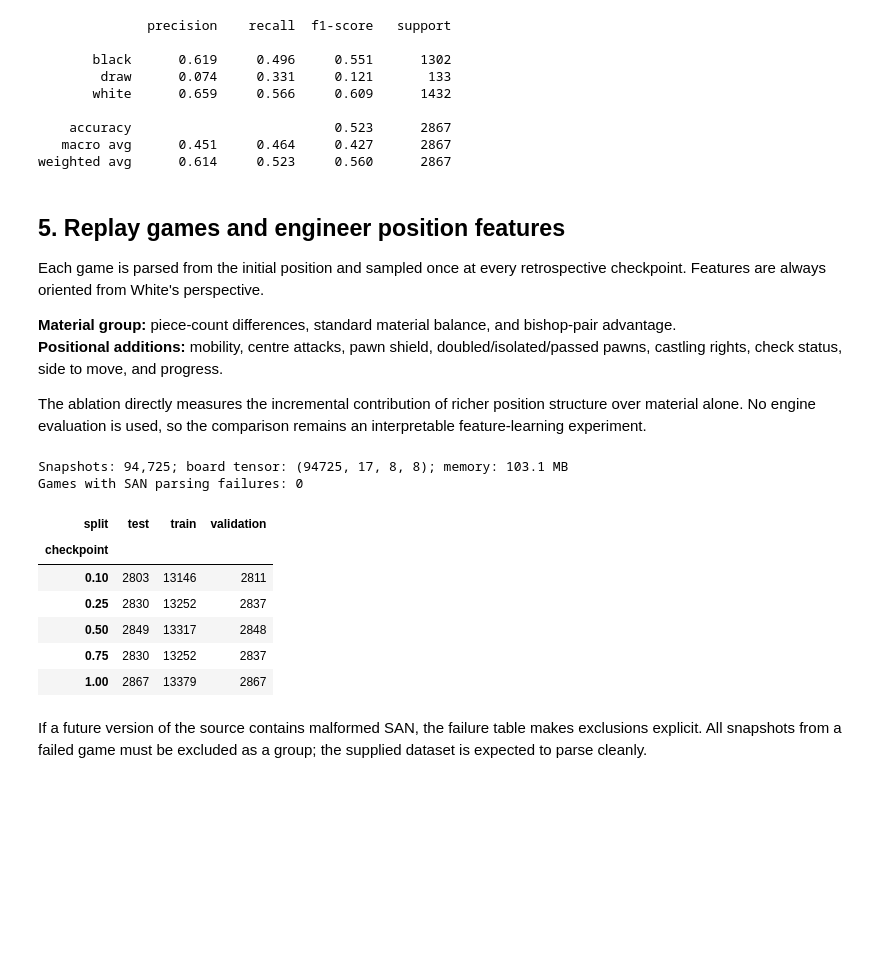
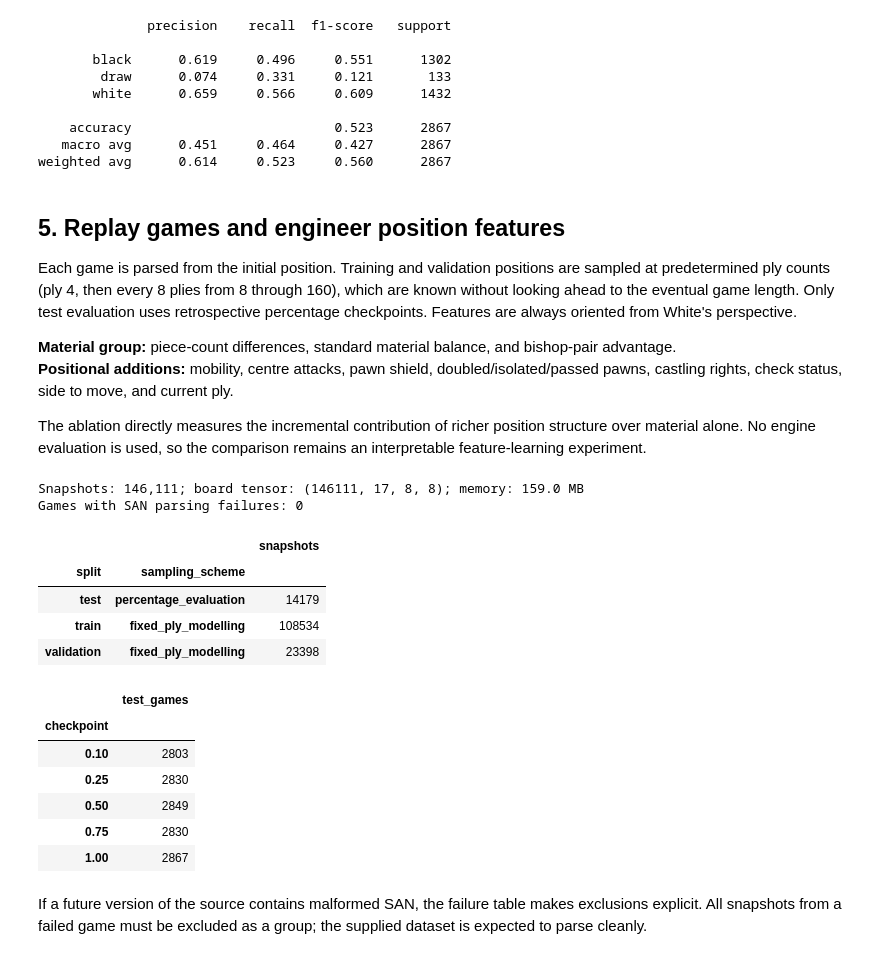
Before and after one commit to processor-zhong/Chess, a Jupyter notebook: CA6001_chess_outcome_prediction.ipynb, the cells around one changed output. Saved outputs shown, nothing was run; the diff lists cells and outputs as text; code cells hidden in the pictures; blank space fills up the shorter version.

```diff
--- a/CA6001_chess_outcome_prediction.ipynb
+++ b/CA6001_chess_outcome_prediction.ipynb
@@ -459,14 +459,16 @@ weighted avg      0.614     0.523     0.560      2867
 # %% [markdown]
 ## 5. Replay games and engineer position features
 
-Each game is parsed from the initial position and sampled once at every retrospective checkpoint. Features are always oriented from White's perspective.
+Each game is parsed from the initial position. Training and validation positions are sampled at predetermined ply counts (ply 4, then every 8 plies from 8 through 160), which are known without looking ahead to the eventual game length. Only test evaluation uses retrospective percentage checkpoints. Features are always oriented from White's perspective.
 
 **Material group:** piece-count differences, standard material balance, and bishop-pair advantage.
-**Positional additions:** mobility, centre attacks, pawn shield, doubled/isolated/passed pawns, castling rights, check status, side to move, and progress.
+**Positional additions:** mobility, centre attacks, pawn shield, doubled/isolated/passed pawns, castling rights, check status, side to move, and current ply.
 
 The ablation directly measures the incremental contribution of richer position structure over material alone. No engine evaluation is used, so the comparison remains an interpretable feature-learning experiment.
 # %%
-PROGRESS_POINTS = (0.10, 0.25, 0.50, 0.75, 1.00)
+TRAINING_PLIES = (4, *range(8, 161, 8))
+EVALUATION_FRACTIONS = (0.10, 0.25, 0.50, 0.75, 1.00)
+PLY_SCALE = 100.0
 PIECE_VALUES = {
     chess.PAWN: 1.0,
     chess.KNIGHT: 3.0,
@@ -524,7 +526,7 @@ def king_shield(board: chess.Board, color: chess.Color) -> int:
     )
 
 
-def board_features(board: chess.Board, progress: float) -> dict[str, float]:
+def board_features(board: chess.Board, ply: int) -> dict[str, float]:
     """Create interpretable material and positional features from a board."""
     features: dict[str, float] = {}
     material_balance = 0.0
@@ -564,7 +566,7 @@ def board_features(board: chess.Board, progress: float) -> dict[str, float]:
     features["white_in_check"] = int(board.turn == chess.WHITE and board.is_check())
     features["black_in_check"] = int(board.turn == chess.BLACK and board.is_check())
     features["white_to_move"] = int(board.turn == chess.WHITE)
-    features["progress"] = progress
+    features["ply"] = ply
     return features
 
 
@@ -585,7 +587,7 @@ def board_planes(board: chess.Board) -> np.ndarray:
     return planes
 # %%
 def extract_snapshots(frame: pd.DataFrame) -> tuple[pd.DataFrame, np.ndarray, pd.DataFrame]:
-    """Replay every game once and extract aligned tabular and tensor snapshots."""
+    """Replay games and extract fixed-ply modelling or percentage evaluation snapshots."""
     records = []
     tensors = []
     failures = []
@@ -593,56 +595,78 @@ def extract_snapshots(frame: pd.DataFrame) -> tuple[pd.DataFrame, np.ndarray, pd
         record_start = len(records)
         tensor_start = len(tensors)
         tokens = row["moves"].split()
-        targets = {
-            max(1, min(len(tokens), int(round(len(tokens) * fraction)))): fraction
-            for fraction in PROGRESS_POINTS
-        }
+
+        if row["split"] == "test":
+            targets = {
+                max(1, min(len(tokens), int(round(len(tokens) * fraction)))): ("percentage_evaluation", fraction)
+                for fraction in EVALUATION_FRACTIONS
+            }
+        else:
+            targets = {
+                ply: ("fixed_ply_modelling", -1.0)
+                for ply in TRAINING_PLIES
+                if ply <= len(tokens)
+            }
+
         board = chess.Board()
         try:
             for ply, san in enumerate(tokens, start=1):
                 board.push_san(san)
                 if ply in targets:
-                    checkpoint = targets[ply]
+                    sampling_scheme, checkpoint = targets[ply]
                     record = {
                         "game_index": game_index,
                         "game_id": row["id"],
                         "split": row["split"],
                         "target": row["target"],
+                        "sampling_scheme": sampling_scheme,
                         "checkpoint": checkpoint,
-                        "actual_progress": ply / len(tokens),
                         "ply": ply,
                     }
-                    record.update(board_features(board, ply / len(tokens)))
+                    record.update(board_features(board, ply))
                     records.append(record)
                     tensors.append(board_planes(board))
         except ValueError as error:
             failures.append({"game_index": game_index, "game_id": row["id"], "reason": str(error)})
             del records[record_start:]
             del tensors[tensor_start:]
 
     snapshot_frame = pd.DataFrame.from_records(records)
     board_tensor = np.stack(tensors) if tensors else np.empty((0, 17, 8, 8), dtype=np.uint8)
     return snapshot_frame, board_tensor, pd.DataFrame(failures)
 
 
 snapshots, boards, parse_failures = extract_snapshots(games)
 assert len(snapshots) == len(boards)
 assert not snapshots.isna().any().any()
+assert snapshots.loc[snapshots["split"].isin(["train", "validation"]), "checkpoint"].eq(-1.0).all()
 print(f"Snapshots: {len(snapshots):,}; board tensor: {boards.shape}; memory: {boards.nbytes / 1_000_000:.1f} MB")
 print(f"Games with SAN parsing failures: {len(parse_failures)}")
 if len(parse_failures):
     display(parse_failures.head())
-display(snapshots.groupby(["split", "checkpoint"]).size().unstack(0))
+display(snapshots.groupby(["split", "sampling_scheme"]).size().to_frame("snapshots"))
+display(
+    snapshots.loc[snapshots["split"].eq("test")]
+    .groupby("checkpoint")
+    .size()
+    .rename("test_games")
+    .to_frame()
+)
 # %% [output]
-Snapshots: 94,725; board tensor: (94725, 17, 8, 8); memory: 103.1 MB
+Snapshots: 146,111; board tensor: (146111, 17, 8, 8); memory: 159.0 MB
 Games with SAN parsing failures: 0
-| split | test | train | validation |
-| checkpoint |  |  |  |
-| 0.10 | 2803 | 13146 | 2811 |
-| 0.25 | 2830 | 13252 | 2837 |
-| 0.50 | 2849 | 13317 | 2848 |
-| 0.75 | 2830 | 13252 | 2837 |
-| 1.00 | 2867 | 13379 | 2867 |
+|  |  | snapshots |
+| split | sampling_scheme |  |
+| test | percentage_evaluation | 14179 |
+| train | fixed_ply_modelling | 108534 |
+| validation | fixed_ply_modelling | 23398 |
+|  | test_games |
+| checkpoint |  |
+| 0.10 | 2803 |
+| 0.25 | 2830 |
+| 0.50 | 2849 |
+| 0.75 | 2830 |
+| 1.00 | 2867 |
 # %% [markdown]
 If a future version of the source contains malformed SAN, the failure table makes exclusions explicit. All snapshots from a failed game must be excluded as a group; the supplied dataset is expected to parse cleanly.
 # %%
```
Also changed, not shown: parts of 11 cells of this notebook, 6 other files.
